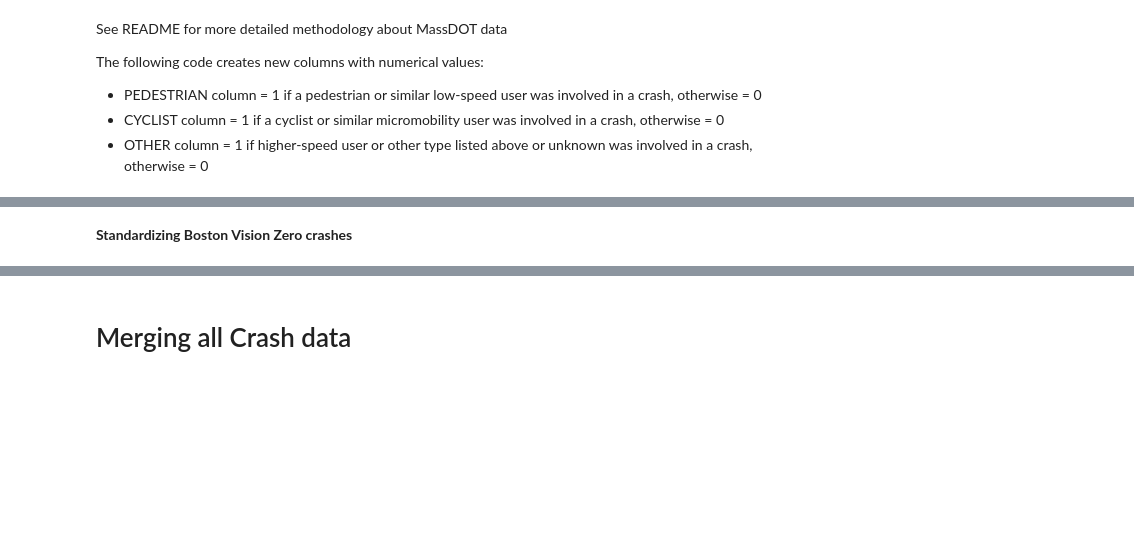
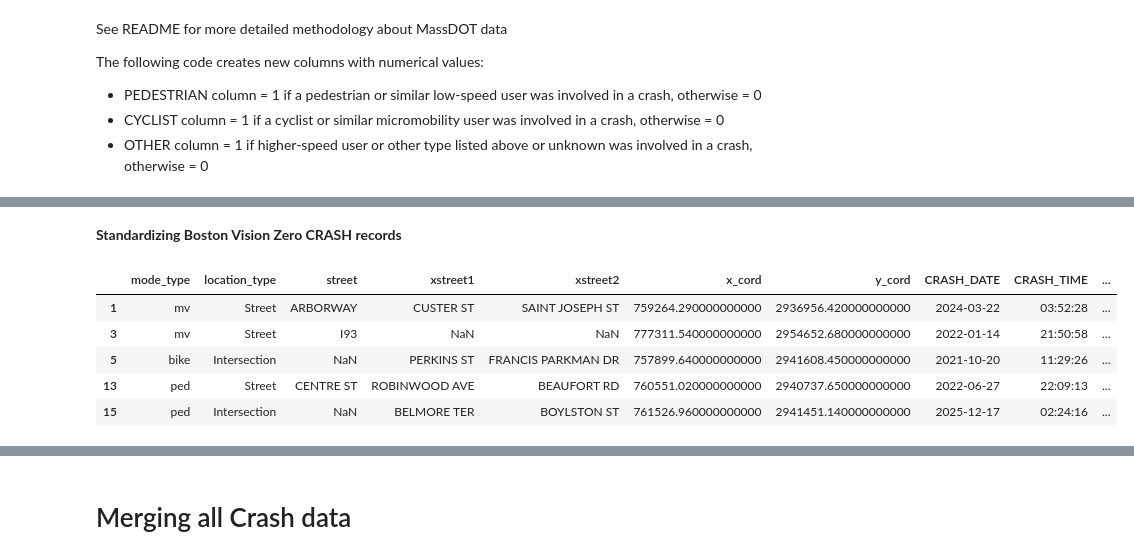
Before and after one commit to JackDougherty/mass-crash-map, a Jupyter notebook: data/boston-city-merge-clean.ipynb, the cells around one changed output, grey strips where cells are left out. Saved outputs shown, nothing was run; the diff lists cells and outputs as text; code cells hidden in the pictures; blank space fills up the shorter version.

```diff
--- a/data/boston-city-merge-clean.ipynb
+++ b/data/boston-city-merge-clean.ipynb
@@ -242,26 +332,30 @@ mass_crashes['YEAR'] = pd.to_datetime(mass_crashes["CRASH_DATE"]).dt.year
 # %% [markdown]
-**Standardizing Boston Vision Zero crashes**
+**Standardizing Boston Vision Zero CRASH records**
 # %%
-bvz_crashes['CYCLIST'] = np.where(
-    bvz_crashes['mode_type'] == 'bike',
+# BVZ mode_type is mutually exclusive: bike OR ped OR mv, so only code bike or ped, and ignore mv, no "other"
+bvz_crash['CYCLIST'] = np.where(
+    bvz_crash['mode_type'] == 'bike',
     1,
     0)
 
-bvz_crashes['PEDESTRIAN'] = np.where(
-    bvz_crashes['mode_type'] == 'ped',
+bvz_crash['PEDESTRIAN'] = np.where(
+    bvz_crash['mode_type'] == 'ped',
     1,
     0)
 
-bvz_crashes['OTHER'] = np.where(
-    bvz_crashes['mode_type'] == 'mv',
-    1,
-    0)
-
-bvz_crashes['POLICE'] = ''
-bvz_crashes['INTERSTATE'] = ''
-bvz_crashes['SEVERITY'] = ''
-bvz_crashes['ID'] = bvz_crashes['_id']
-bvz_crashes['MUNI'] = bvz_crashes['CITY_TOWN_NAME']
-bvz_crashes = bvz_crashes.drop(columns=["_id", "CITY_TOWN_NAME"])
-bvz_crashes['SOURCE'] = 'BostonVisionZero'
-bvz_crashes['YEAR'] = pd.to_datetime(bvz_crashes["CRASH_DATE"]).dt.year
+bvz_crash['POLICE'] = ''
+bvz_crash['INTERSTATE'] = ''
+bvz_crash['SEVERITY'] = '2' #because EMS dispatch implies suspected injury of any type
+bvz_crash['ID'] = bvz_crash['_id']
+bvz_crash['MUNI'] = bvz_crash['CITY_TOWN_NAME']
+bvz_crash = bvz_crash.drop(columns=["_id", "CITY_TOWN_NAME"])
+bvz_crash['SOURCE'] = 'BostonVZCrash' #because listed in BVZ CRASH dataset
+bvz_crash['YEAR'] = pd.to_datetime(bvz_crash["CRASH_DATE"]).dt.year
+bvz_crash.head()
+# %% [output]
+|  | mode_type | location_type | street | xstreet1 | xstreet2 | x_cord | y_cord | CRASH_DATE | CRASH_TIME | ... |
+| 1 | mv | Street | ARBORWAY | CUSTER ST | SAINT JOSEPH ST | 759264.290000000000 | 2936956.420000000000 | 2024-03-22 | 03:52:28 | ... |
+| 3 | mv | Street | I93 | NaN | NaN | 777311.540000000000 | 2954652.680000000000 | 2022-01-14 | 21:50:58 | ... |
+| 5 | bike | Intersection | NaN | PERKINS ST | FRANCIS PARKMAN DR | 757899.640000000000 | 2941608.450000000000 | 2021-10-20 | 11:29:26 | ... |
+| 13 | ped | Street | CENTRE ST | ROBINWOOD AVE | BEAUFORT RD | 760551.020000000000 | 2940737.650000000000 | 2022-06-27 | 22:09:13 | ... |
+| 15 | ped | Intersection | NaN | BELMORE TER | BOYLSTON ST | 761526.960000000000 | 2941451.140000000000 | 2025-12-17 | 02:24:16 | ... |
```
Also changed, not shown: parts of 18 cells of this notebook, 10 other files.
